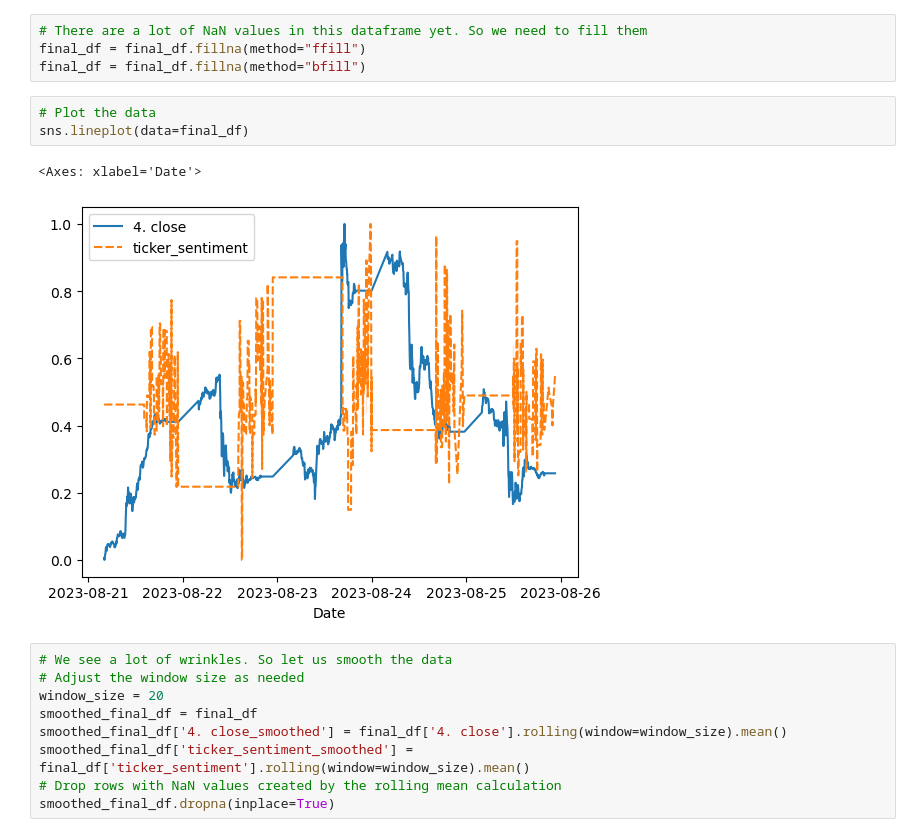
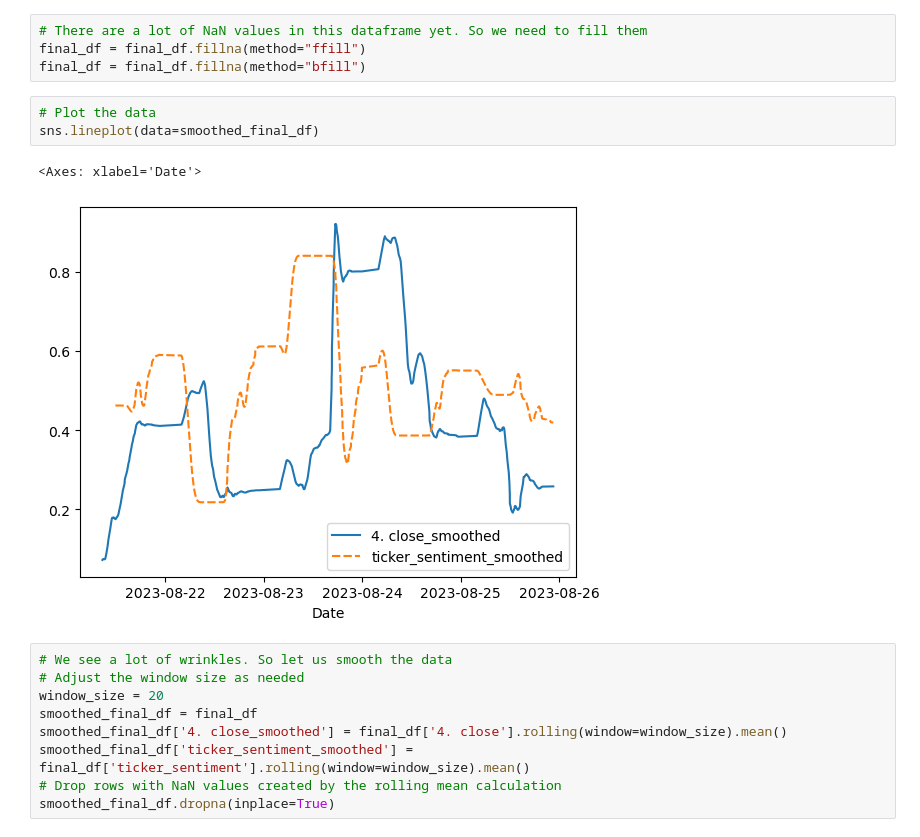
Before and after one commit to Arne-Wiese/data-science-project_stock-data, a Jupyter notebook: Sentiment_Analysis/sentiment_price_analysis.ipynb, the cells around one changed output. Cells and saved outputs as stored; diff of their text form.

```diff
--- a/Sentiment_Analysis/sentiment_price_analysis.ipynb
+++ b/Sentiment_Analysis/sentiment_price_analysis.ipynb
@@ -153,10 +157,10 @@ final_df = final_df.fillna(method="ffill")
 final_df = final_df.fillna(method="bfill")
 # %%
 # Plot the data
-sns.lineplot(data=final_df)
+sns.lineplot(data=smoothed_final_df)
 # %% [output]
 <Axes: xlabel='Date'>
-[figure, old version]
+[figure, new version]
 # %%
 # We see a lot of wrinkles. So let us smooth the data
 # Adjust the window size as needed
```
Also changed, not shown: parts of 17 cells of this notebook, 29 other files.
